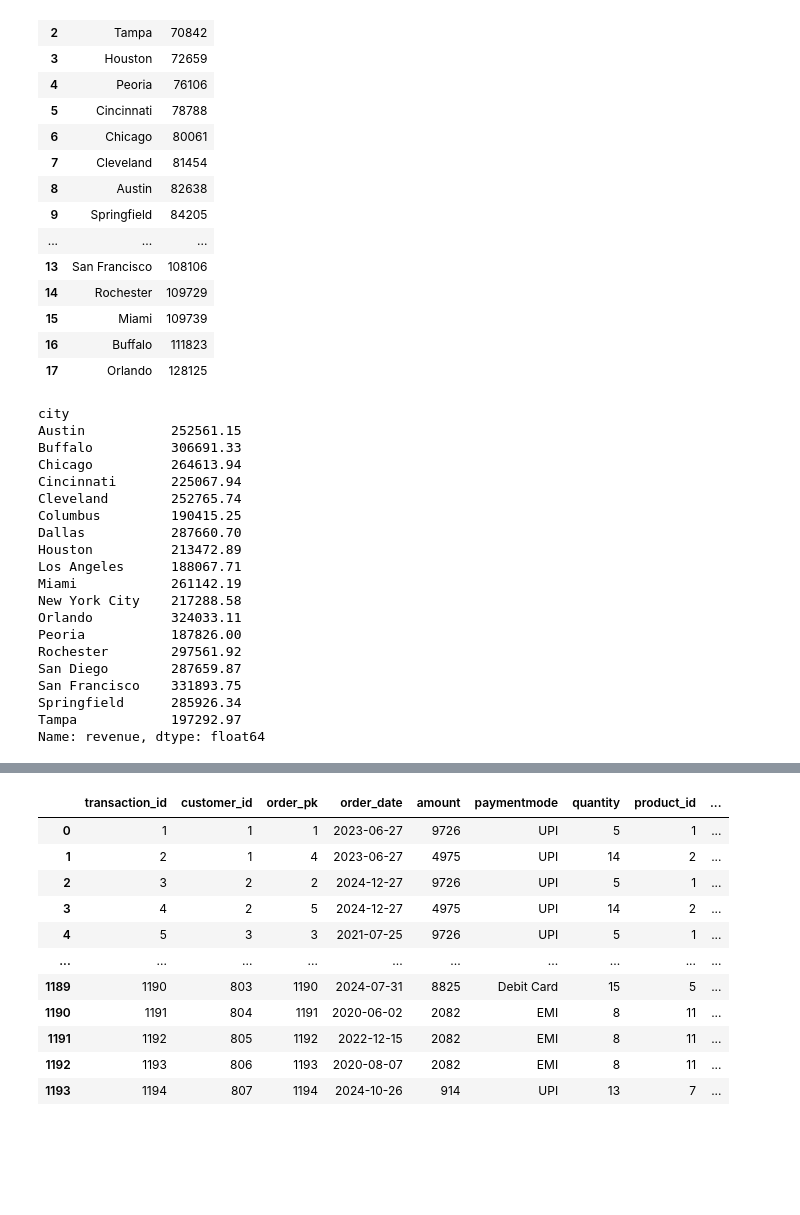
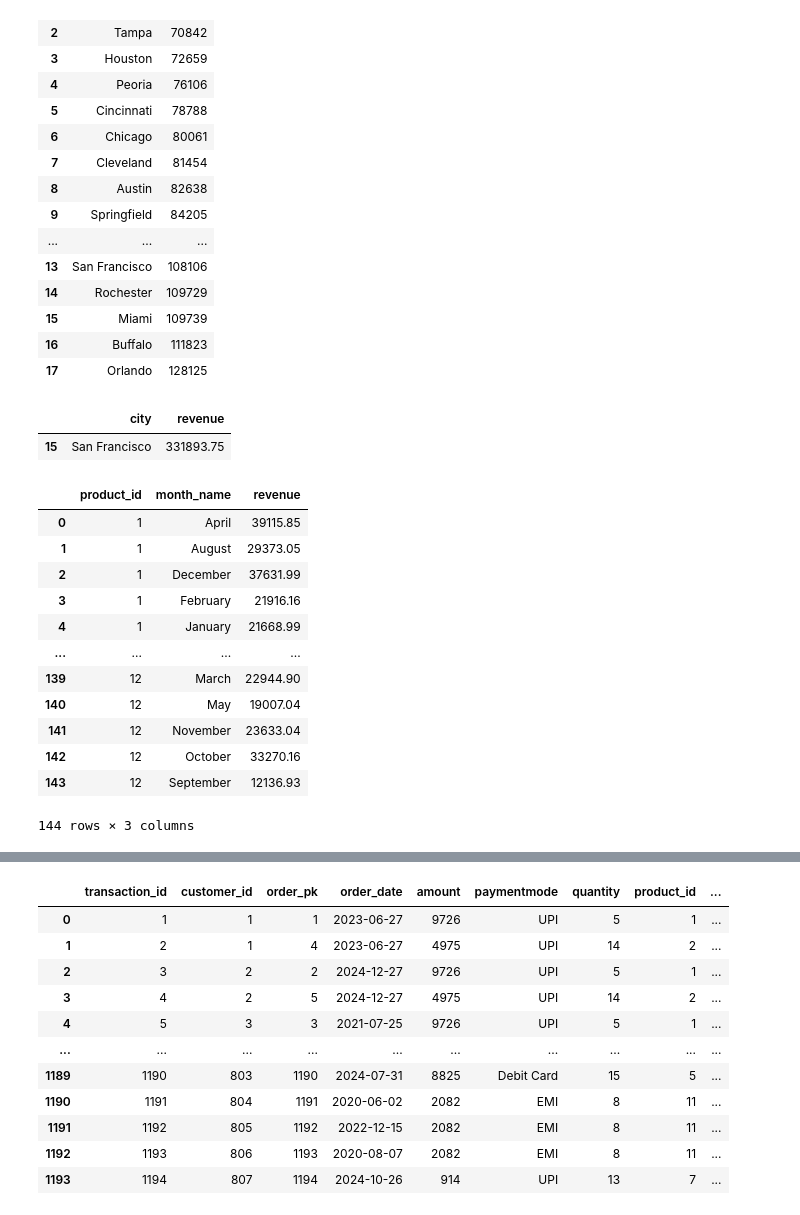
Before and after one commit to Adewaleilesanmi001/Platform-for-Strategic-Retail-Decisions, a Jupyter notebook: sales_intelligence.ipynb, the cells around one changed output, grey strips where cells are left out. Cells and saved outputs as stored; diff of their text form; code cells hidden in the pictures; blank space fills up the shorter version.

```diff
--- a/sales_intelligence.ipynb
+++ b/sales_intelligence.ipynb
@@ -421,25 +448,43 @@ city_with_low_profit
 Cities_with_revenue= df_customers[['customer_id', 'city']].merge(df_fact_table[['customer_id', 'cost_per_unit', 'quantity']], on='customer_id', how='left')
 # grouped_revenue = df.groupby('Product')['Revenue'].sum()
 Cities_with_revenue['revenue'] = Cities_with_revenue['cost_per_unit']*Cities_with_revenue['quantity']
-Cities_with_revenue.groupby('city')['revenue'].sum()
+
+
+# Compute total revenue per city
+city_revenue = Cities_with_revenue.groupby('city', as_index=False)['revenue'].sum()
+
+# Calculate the 95th percentile of revenue
+threshold = city_revenue['revenue'].quantile(0.95)
+
+# Filter cities with revenue above the 95th percentile
+top_cities = city_revenue[city_revenue['revenue'] > threshold]
+
+# Display the result
+top_cities
 # %% [output]
-city
-Austin           252561.15
-Buffalo          306691.33
-Chicago          264613.94
-Cincinnati       225067.94
-Cleveland        252765.74
-Columbus         190415.25
-Dallas           287660.70
-Houston          213472.89
-Los Angeles      188067.71
-Miami            261142.19
-New York City    217288.58
-Orlando          324033.11
-Peoria           187826.00
-Rochester        297561.92
-San Diego        287659.87
-San Francisco    331893.75
-Springfield      285926.34
-Tampa            197292.97
-Name: revenue, dtype: float64
+|  | city | revenue |
+| 15 | San Francisco | 331893.75 |
+# %%
+
+
+monthly_sales = df_fact_table[['product_id', 'month_name']].reset_index(drop=True)
+monthly_sales['revenue'] = Cities_with_revenue[['revenue']]
+
+# # Aggregate total revenue per product per month
+monthly_sales = monthly_sales.groupby(['product_id', 'month_name'])['revenue'].sum().reset_index()
+
+monthly_sales
+# %% [output]
+|  | product_id | month_name | revenue |
+| 0 | 1 | April | 39115.85 |
+| 1 | 1 | August | 29373.05 |
+| 2 | 1 | December | 37631.99 |
+| 3 | 1 | February | 21916.16 |
+| 4 | 1 | January | 21668.99 |
+| ... | ... | ... | ... |
+| 139 | 12 | March | 22944.90 |
+| 140 | 12 | May | 19007.04 |
+| 141 | 12 | November | 23633.04 |
+| 142 | 12 | October | 33270.16 |
+| 143 | 12 | September | 12136.93 |
+144 rows × 3 columns
```
Also changed, not shown: parts of 5 cells of this notebook, 7 other files.
